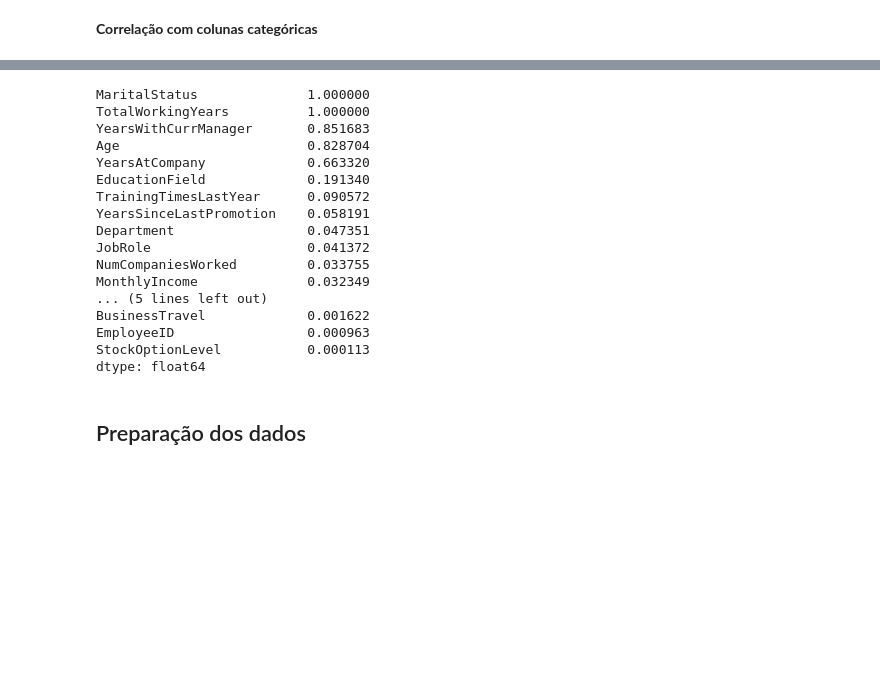
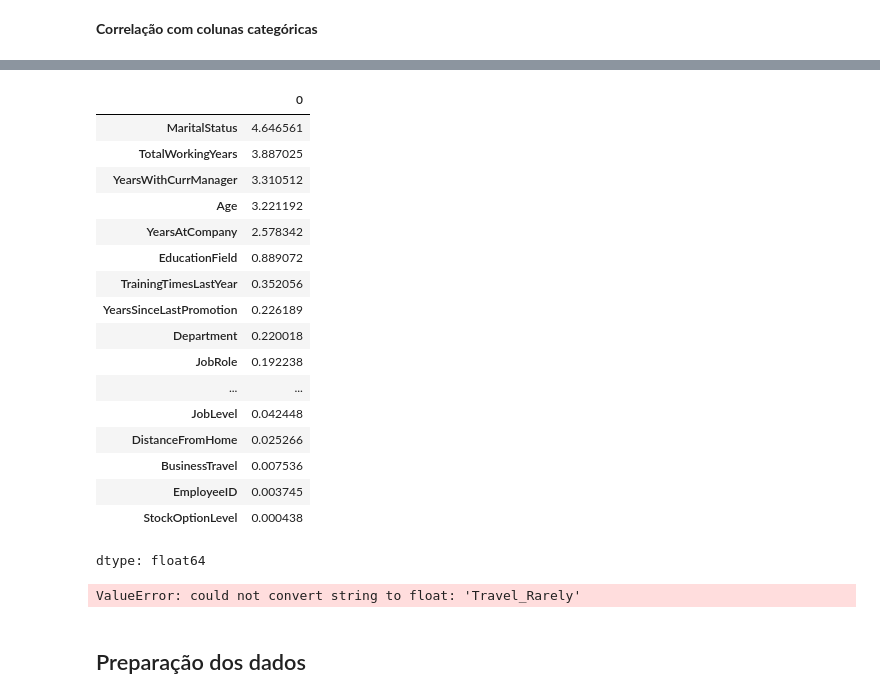
Before and after one commit to amandatz/employee-attrition-analysis, a Jupyter notebook: solution.ipynb, the cells around one changed output, grey strips where cells are left out. Drawn from its saved outputs; the diff is of its cells as text; code cells hidden in the pictures; blank space fills up the shorter version.

```diff
--- a/solution.ipynb
+++ b/solution.ipynb
@@ -223,4 +232 @@ categorical_scores.sort_values(ascending=False)
 dtype: float64
-# %%
-numerical_scores_normalized = numerical_scores / numerical_scores.max()
-categorical_scores_normalized = categorical_scores / categorical_scores.max()
@@ -227,28 +241,45 @@ categorical_scores_normalized = categorical_scores / categorical_scores.max()
 # %%
 combined_scores = pd.concat([
     numerical_scores_normalized,
     categorical_scores_normalized
 ], axis=0).sort_values(ascending=False)
 
-print(combined_scores)
+combined_scores
 # %% [output]
+|  | 0 |
+| MaritalStatus | 4.646561 |
+| TotalWorkingYears | 3.887025 |
+| YearsWithCurrManager | 3.310512 |
+| Age | 3.221192 |
+| YearsAtCompany | 2.578342 |
+| EducationField | 0.889072 |
+| TrainingTimesLastYear | 0.352056 |
+| YearsSinceLastPromotion | 0.226189 |
+| Department | 0.220018 |
+| JobRole | 0.192238 |
+| ... | ... |
+| JobLevel | 0.042448 |
+| DistanceFromHome | 0.025266 |
+| BusinessTravel | 0.007536 |
+| EmployeeID | 0.003745 |
+| StockOptionLevel | 0.000438 |
-MaritalStatus              1.000000
-TotalWorkingYears          1.000000
-YearsWithCurrManager       0.851683
-Age                        0.828704
-YearsAtCompany             0.663320
-EducationField             0.191340
-TrainingTimesLastYear      0.090572
-YearsSinceLastPromotion    0.058191
-Department                 0.047351
-JobRole                    0.041372
-NumCompaniesWorked         0.033755
-MonthlyIncome              0.032349
-... (5 lines left out)
-BusinessTravel             0.001622
-EmployeeID                 0.000963
-StockOptionLevel           0.000113
 dtype: float64
+# %%
+from sklearn.ensemble import RandomForestClassifier
+
+# Aplicando Random Forest para calcular a importância das variáveis
+rf = RandomForestClassifier()
+rf.fit(employees_analysis_X, employees_analysis_y)
+
+# Importância das variáveis
+importances = rf.feature_importances_
+importances_series = pd.Series(importances, index=X.columns)
+importances_series.sort_values(ascending=False, inplace=True)
+
+# Exibindo as variáveis mais importantes
+print(importances_series)
+# %% [output]
+ValueError: could not convert string to float: 'Travel_Rarely'
 # %% [markdown]
 ## Preparação dos dados
 # %%
```
Also changed, not shown: parts of 7 cells of this notebook.
